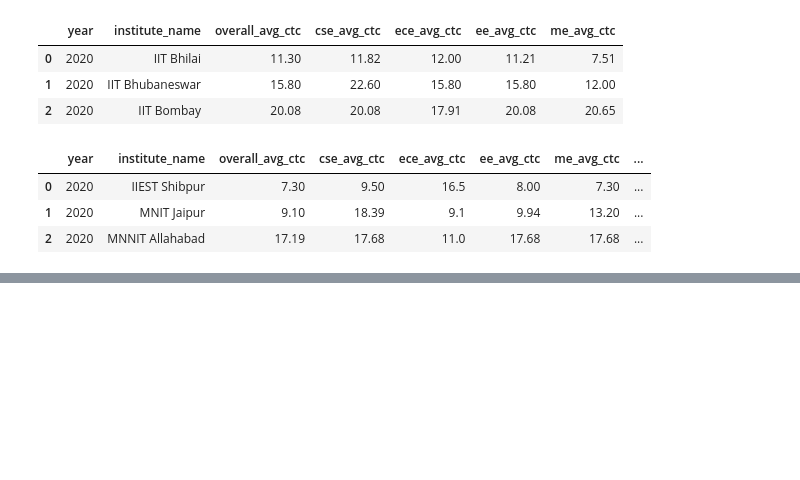
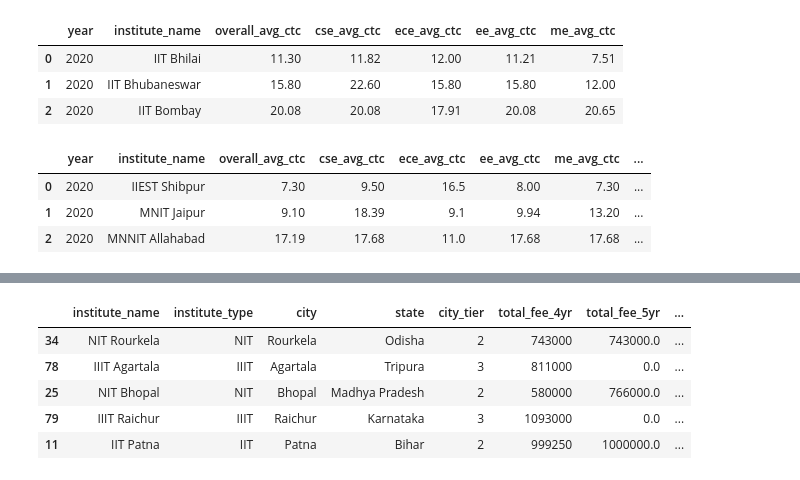
Before and after one commit to anuragchaubey1224/smart-college-recommender, a Jupyter notebook: notebooks/merge_placement_meta.ipynb, the cells around one changed output, grey strips where cells are left out. Cells and saved outputs as stored; diff of their text form; code cells hidden in the pictures; blank space fills up the shorter version.

```diff
--- a/notebooks/merge_placement_meta.ipynb
+++ b/notebooks/merge_placement_meta.ipynb
@@ -64,0 +112,10 @@ df_placement.to_csv("/Users/anuragchaubey/smart-college-recommender/data/merged/
+# %%
+df_meta = pd.read_csv("/Users/anuragchaubey/smart-college-recommender/data/cleaned/metadata_cleaned.csv")
+df_meta.sample(5)
+# %% [output]
+|  | institute_name | institute_type | city | state | city_tier | total_fee_4yr | total_fee_5yr | ... |
+| 34 | NIT Rourkela | NIT | Rourkela | Odisha | 2 | 743000 | 743000.0 | ... |
+| 78 | IIIT Agartala | IIIT | Agartala | Tripura | 3 | 811000 | 0.0 | ... |
+| 25 | NIT Bhopal | NIT | Bhopal | Madhya Pradesh | 2 | 580000 | 766000.0 | ... |
+| 79 | IIIT Raichur | IIIT | Raichur | Karnataka | 3 | 1093000 | 0.0 | ... |
+| 11 | IIT Patna | IIT | Patna | Bihar | 2 | 999250 | 1000000.0 | ... |
```
Also changed, not shown: parts of 18 cells of this notebook, 1 other file.
